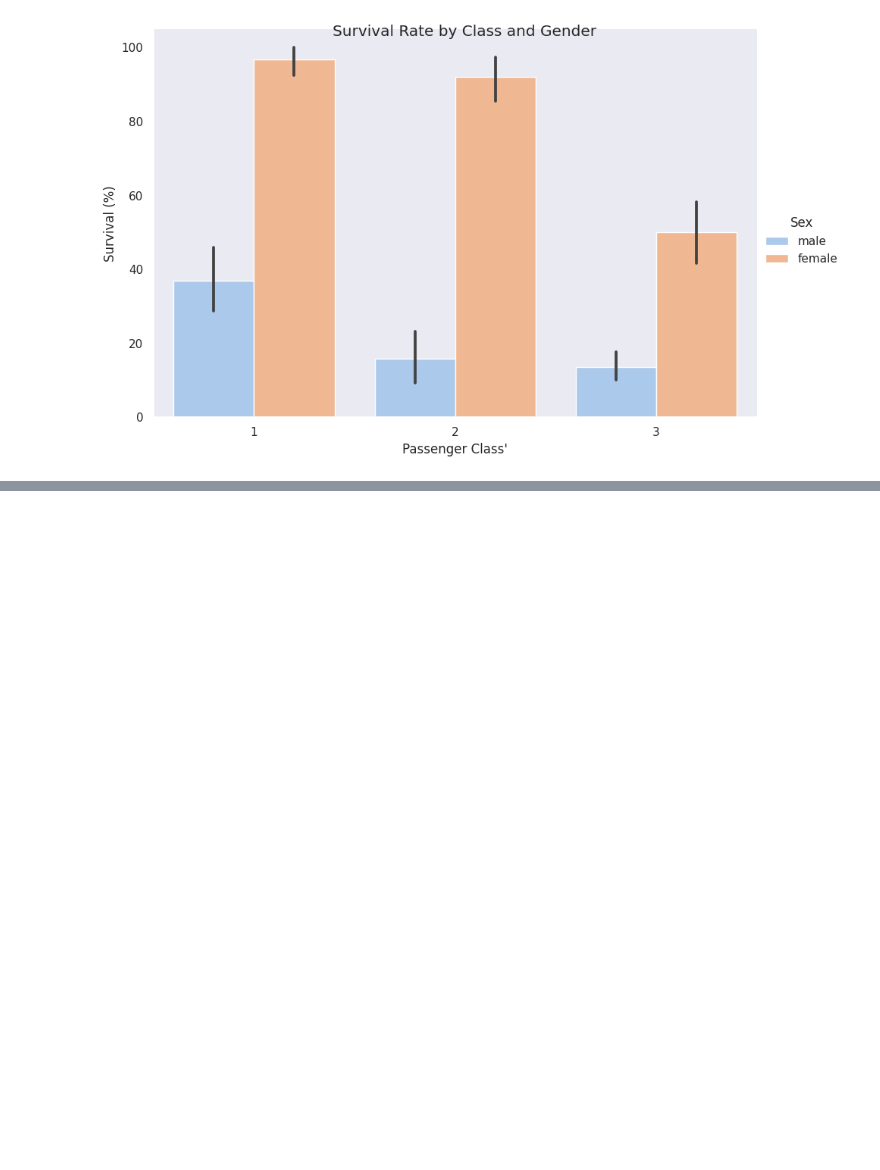
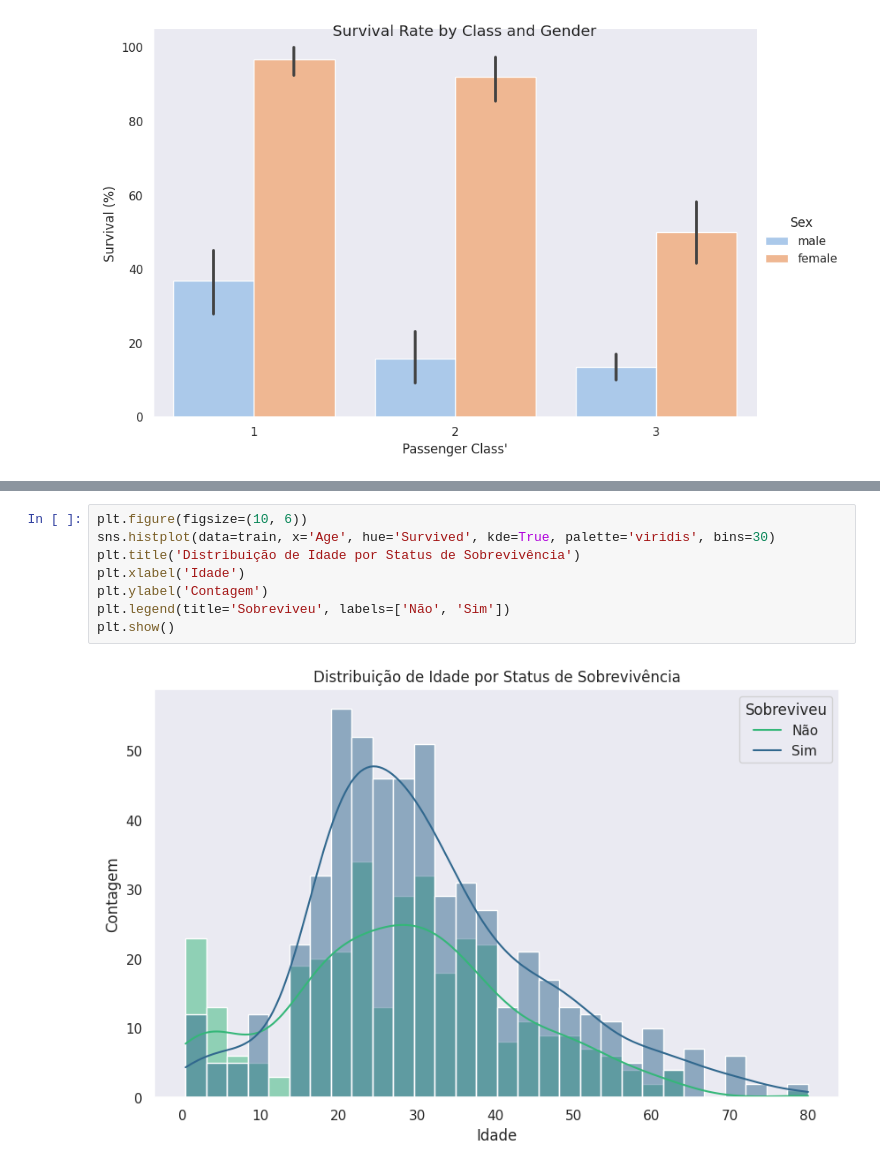
Before and after one commit to VLRomanX/Titanic-Competition, a Jupyter notebook: titanic.ipynb, the cells around one changed output, grey strips where cells are left out. Cells and saved outputs as stored; diff of their text form; blank space fills up the shorter version.

```diff
--- a/titanic.ipynb
+++ b/titanic.ipynb
@@ -481,0 +470,10 @@ plt.show()
+# %%
+plt.figure(figsize=(10, 6))
+sns.histplot(data=train, x='Age', hue='Survived', kde=True, palette='viridis', bins=30)
+plt.title('Distribuição de Idade por Status de Sobrevivência')
+plt.xlabel('Idade')
+plt.ylabel('Contagem')
+plt.legend(title='Sobreviveu', labels=['Não', 'Sim'])
+plt.show()
+# %% [output]
+[figure, added]
```
Also changed, not shown: parts of 40 cells of this notebook.
